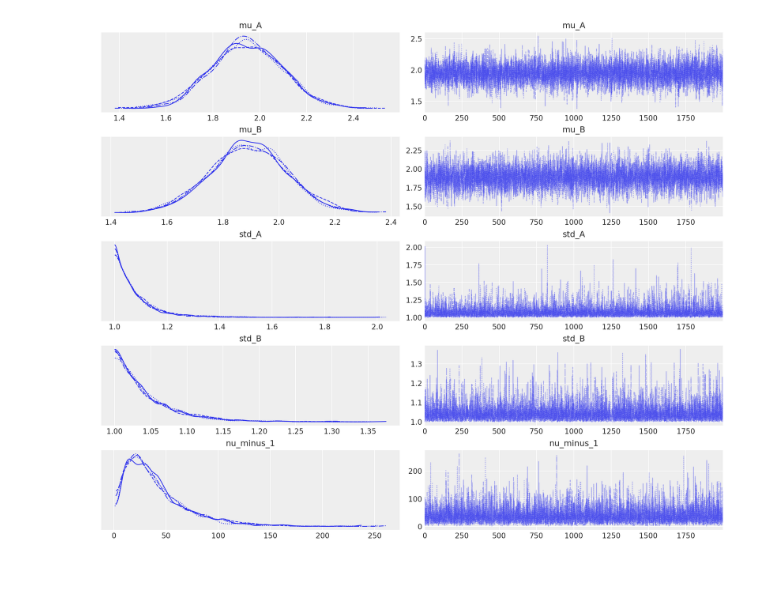
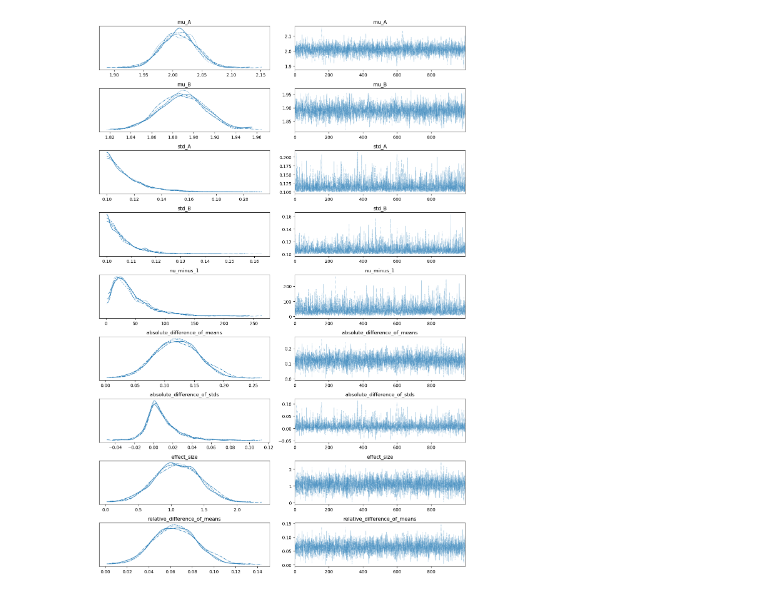
Before and after one commit to sasasakaz/bayesian, a Jupyter notebook: bayesian_estimation_for_the_diff_of_means.ipynb, the cells around one changed output. Cells and saved outputs as stored; diff of their text form; code cells hidden in the pictures.

```diff
--- a/bayesian_estimation_for_the_diff_of_means.ipynb
+++ b/bayesian_estimation_for_the_diff_of_means.ipynb
@@ -2,15 +6,11 @@
 # import
 import pandas as pd
 import numpy as np
-# from scipy.stats import beta
 from matplotlib import pyplot as plt
-from IPython.core.pylabtools import figsize
-import pymc3 as pm
-import theano.tensor as tt
+import seaborn as sns
+
+import pymc as pm
 import arviz as az
-
-%config InlineBackend.figure_format = 'retina'
-az.style.use("arviz-darkgrid")
 # %%
 import sys
 print('Python v{}'.format(sys.version))
@@ -37,8 +36,8 @@ x_A = [
 ]
 # %%
 x_B = [
-    1.83, 1.93, 1.88, 1.85, 1.85, 1.91, 1.91, 1.85, 1.78, 1.91, 1.93, 1.80, 1.80, 1.85, 1.93,
-    1.85, 1.83, 1.85, 1.91, 1.85, 1.91, 1.85, 1.80, 1.80, 1.85
+    1.83, 1.93, 1.88, 1.85, 1.85, 1.91, 1.91, 1.85, 1.88, 1.91, 1.93, 1.80, 1.80, 1.85, 1.93,
+    1.85, 1.83, 1.85, 2.01, 1.85, 1.99, 1.85, 2.03, 1.90, 1.95
 
 ]
 # %%
@@ -101,8 +127,8 @@ with model:
 # %%
 # sampling
-with model:
+with model_t:
     start = pm.find_MAP()
-    prior = pm.sample_prior_predictive()
-    trace = pm.sample(2000, tune=2000, initvals=start, cores=4, return_inferencedata=True)
-    posterior_predictive = pm.sample_posterior_predictive(trace)
+    prior_t = pm.sample_prior_predictive()
+    trace_t = pm.sample(tune=2000, drwas=2000, chains=4, random_seed=42, return_inferencedata=True)
+    posterior_predictive_t = pm.sample_posterior_predictive(trace_t)
 # %% [output]
@@ -117,9 +147,10 @@ Sampling 4 chains for 2_000 tune and 2_000 draw iterations (8_000 + 8_000 draws
 # %%
 # analyze sampling results
-# trace_plot
-# az.plot_trace(trace);
-az.plot_trace(trace, var_names=["mu_A", "mu_B", "std_A", "std_B", "nu_minus_1"]);
+# trace_plot 左側はKDE（kernel density estimation カーネル密度推定）
+az.plot_trace(trace_t)
+# az.plot_trace(trace_t, var_names=["mu_A", "mu_B", "std_A", "std_B", "nu_minus_1"])
+plt.tight_layout();
 # %% [output]
-[figure, old version]
+[figure, new version]
 # %%
 # summary_plot
```
Also changed, not shown: parts of 18 cells of this notebook, 1 other file.
